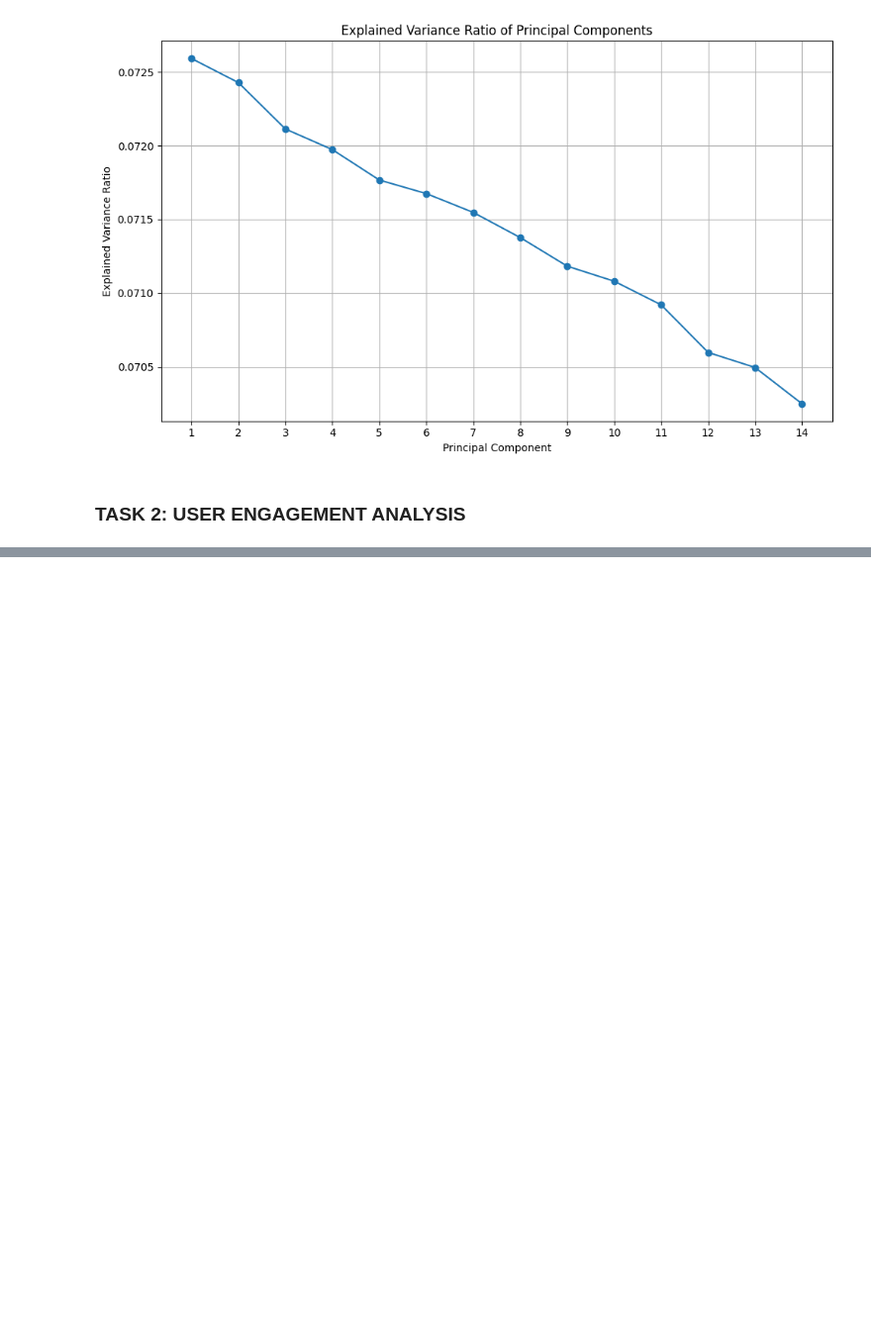
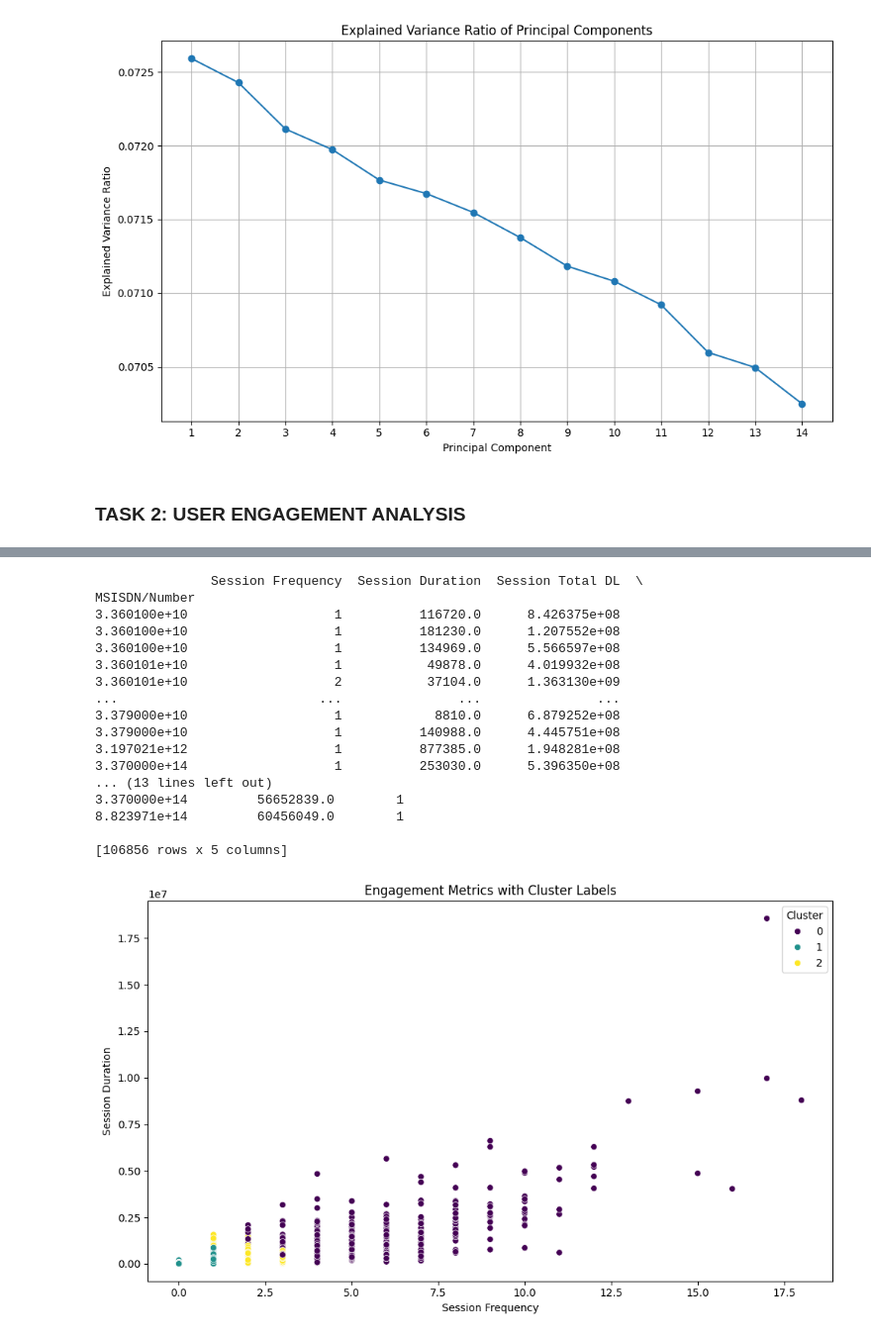
Before and after one commit to IamYunusAli/Acquired, a Jupyter notebook: notebooks/Company_analysis.ipynb, the cells around one changed output, grey strips where cells are left out. Shown at 99% size. Cells and saved outputs as stored; diff of their text form; code cells hidden in the pictures; blank space fills up the shorter version.

```diff
--- a/notebooks/Company_analysis.ipynb
+++ b/notebooks/Company_analysis.ipynb
@@ -458,0 +511,36 @@ plt.show()
+# %%
+# Normalize engagement
+scaler = StandardScaler()
+engagement_metrics_scaled = scaler.fit_transform(engagement_metrics)
+kmeans = KMeans(n_clusters=3, random_state=0)
+kmeans.fit(engagement_metrics_scaled)
+engagement_metrics['Cluster'] = kmeans.labels_
+print(engagement_metrics)
+
+# visualize the engagement metrics with cluster labels
+plt.figure(figsize=(10, 6))
+sns.scatterplot(x='Session Frequency', y='Session Duration', hue='Cluster', data=engagement_metrics, palette='viridis')
+plt.title('Engagement Metrics with Cluster Labels')
+plt.xlabel('Session Frequency')
+plt.ylabel('Session Duration')
+plt.tight_layout()
+plt.show()
+# %% [output]
+               Session Frequency  Session Duration  Session Total DL  \
+MSISDN/Number
+3.360100e+10                   1          116720.0      8.426375e+08
+3.360100e+10                   1          181230.0      1.207552e+08
+3.360100e+10                   1          134969.0      5.566597e+08
+3.360101e+10                   1           49878.0      4.019932e+08
+3.360101e+10                   2           37104.0      1.363130e+09
+...                          ...               ...               ...
+3.379000e+10                   1            8810.0      6.879252e+08
+3.379000e+10                   1          140988.0      4.445751e+08
+3.197021e+12                   1          877385.0      1.948281e+08
+3.370000e+14                   1          253030.0      5.396350e+08
+... (13 lines left out)
+3.370000e+14         56652839.0        1
+8.823971e+14         60456049.0        1
+
+[106856 rows x 5 columns]
+[figure, added]
```
Also changed, not shown: parts of 3 cells of this notebook.
